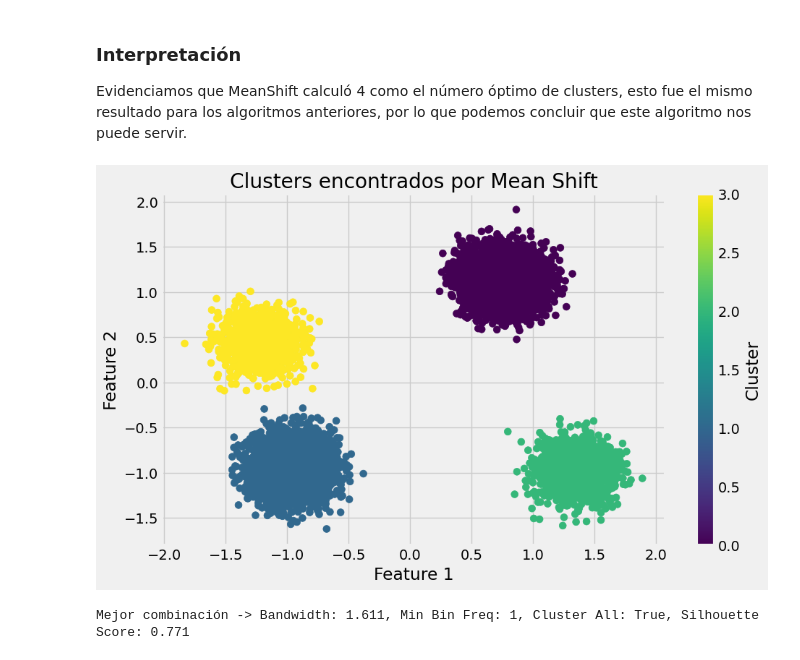
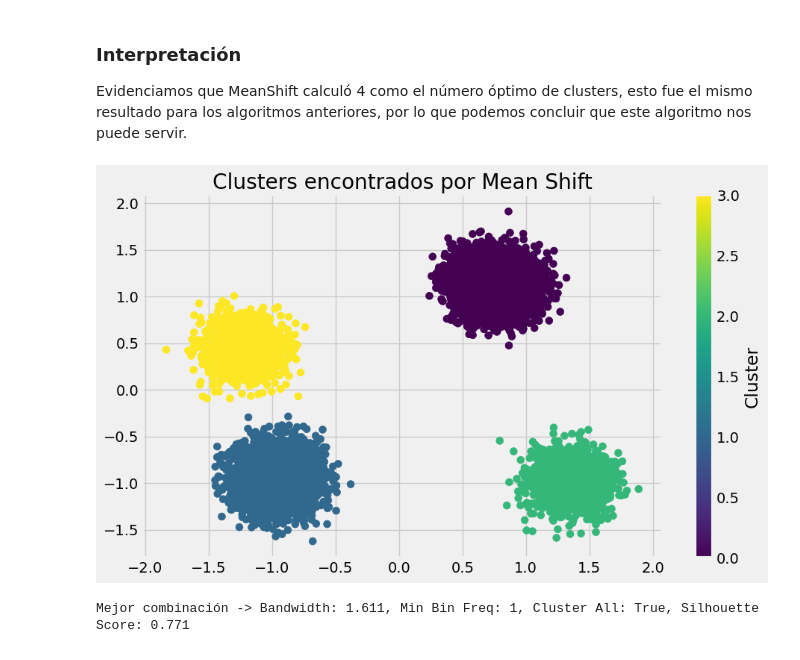
Before and after one commit to InteligenciaNegocios-G14/Laboratorio2, a Jupyter notebook: Laboratorio2.ipynb, the cells around one changed output. Drawn from its saved outputs; the diff is of its cells as text; code cells hidden in the pictures.

Commit message:
Entrega visual

```diff
--- a/Laboratorio2.ipynb
+++ b/Laboratorio2.ipynb
@@ -797,14 +797,12 @@ data_scaled = scaler.fit_transform(data_df_numeric)
 # %%
 # Visualización en 2D (usando las dos primeras columnas)
 plt.figure(figsize=(10, 6))
 plt.scatter(data_scaled[:, 0], data_scaled[:, 1], c=labels_mean_shift, cmap='viridis', s=50)
 plt.title('Clusters encontrados por Mean Shift')
-plt.xlabel('Feature 1')
-plt.ylabel('Feature 2')
 plt.colorbar(label='Cluster')
 plt.show()
 # %% [output]
-[figure, old version]
+[figure, new version]
 # %%
 # Definir la cuadrícula de hiperparámetros
 param_grid = {
```
Also changed, not shown: parts of 10 cells of this notebook.
